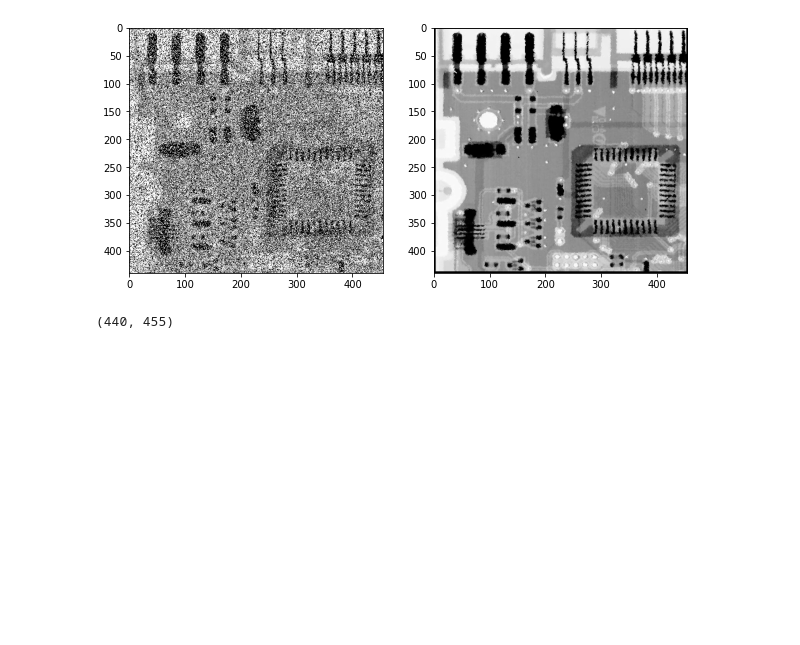
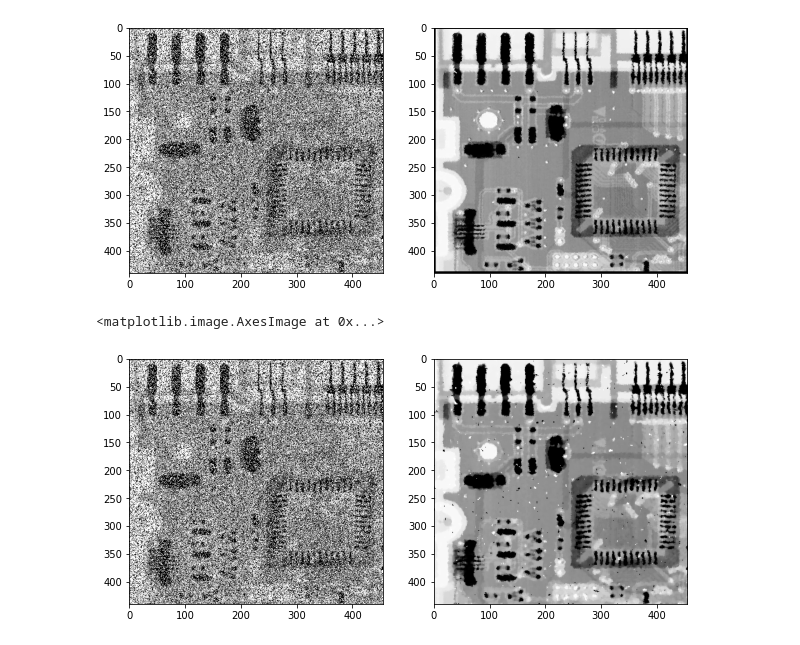
Before and after one commit to prz-ziaja/sem5, a Jupyter notebook: poc/lab06/06_context_hw2.ipynb, the cells around one changed output. Drawn from its saved outputs; the diff is of its cells as text; code cells hidden in the pictures; blank space fills up the shorter version.

```diff
--- a/poc/lab06/06_context_hw2.ipynb
+++ b/poc/lab06/06_context_hw2.ipynb
@@ -125,7 +125,11 @@ axs[1].imshow(median_rgb_filter(plytka),'gray')
 # %% [output]
 <matplotlib.image.AxesImage at 0x...>
 [figure]
-# %%
-plytka.shape
-# %% [output]
-(440, 455)
+# %%
+fig, axs = plt.subplots(1,2)
+fig.set_size_inches(10,10)
+axs[0].imshow(plytka,'gray')
+axs[1].imshow(cv2.medianBlur(plytka,5),'gray')
+# %% [output]
+<matplotlib.image.AxesImage at 0x...>
+[figure, added]
```
Also changed, not shown: parts of 1 cell of this notebook.
